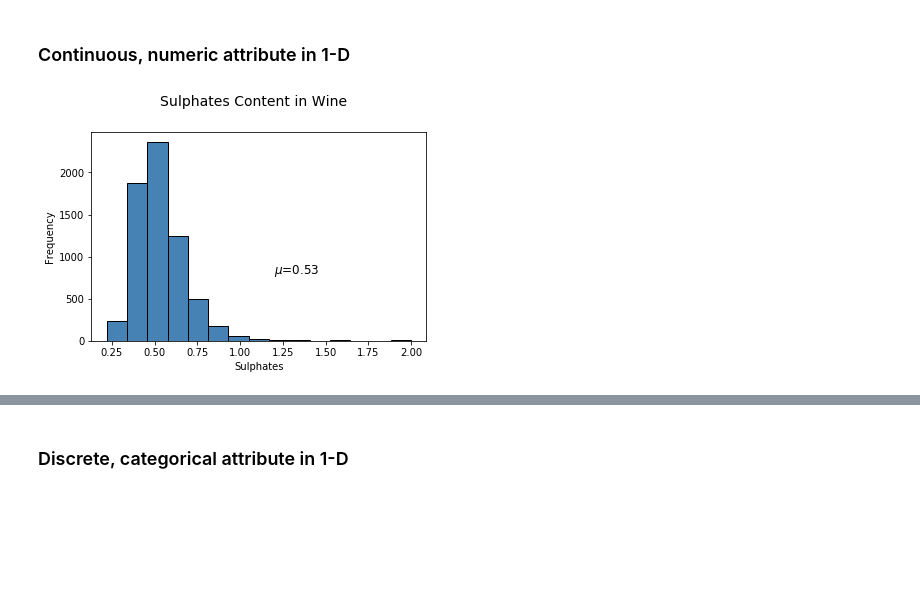
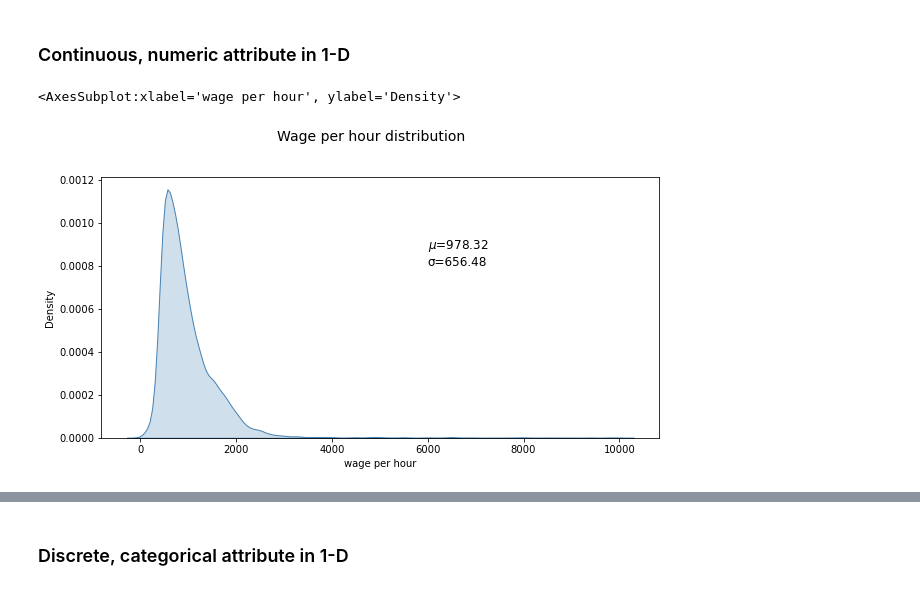
Before and after one commit to se21m024/DataScience, a Jupyter notebook: Exercise 1/se21m024_Stummer_ex1_Data_Visualization_Big.ipynb, the cells around one changed output, grey strips where cells are left out. Cells and saved outputs as stored; diff of their text form; code cells hidden in the pictures; blank space fills up the shorter version.

Commit message:
worked on big data set

```diff
--- a/Exercise 1/se21m024_Stummer_ex1_Data_Visualization_Big.ipynb
+++ b/Exercise 1/se21m024_Stummer_ex1_Data_Visualization_Big.ipynb
@@ -24,10 +26,9 @@ columns = ['age', 'class of worker', 'detailed industry recode', 'detailed occup
 'country of birth father', 'country of birth mother', 'country of birth self', 'citizenship', 'own business or self employed',
 'fill inc questionnaire for veterans admin', 'veterans benefits', 'weeks worked in year', 'year', '???']
 
-raw_data = pd.read_csv('./Data Sets/Census-Income/census-income.data', sep=',')
+raw_data = pd.read_csv('./Data Sets/Census-Income/census-income.data', sep=',', names = columns)
 
 # re-shuffle records just to randomize data points
 raw_data = raw_data.sample(frac=1, random_state=42).reset_index(drop=True)
-
 raw_data.head()
 # %% [output]
@@ -104,16 +150,17 @@ plt.tight_layout(rect=(0, 0, 1.2, 1.2))
 # %% [markdown]
 ### Continuous, numeric attribute in 1-D
 # %%
-fig = plt.figure(figsize = (6,4))
-title = fig.suptitle("Sulphates Content in Wine", fontsize=14)
+attribute='wage per hour'
+
+fig = plt.figure(figsize = (10, 5))
+title = fig.suptitle("Wage per hour distribution", fontsize=14)
 fig.subplots_adjust(top=0.85, wspace=0.3)
 
-ax = fig.add_subplot(1,1, 1)
-ax.set_xlabel("Sulphates")
-ax.set_ylabel("Frequency")
-ax.text(1.2, 800, r'$\mu$='+str(round(wines['sulphates'].mean(),2)),
-         fontsize=12)
-freq, bins, patches = ax.hist(wines['sulphates'], color='steelblue', bins=15,
-                                    edgecolor='black', linewidth=1)
+ax1 = fig.add_subplot(1, 1, 1)
+ax1.set_xlabel(attribute)
+ax1.set_ylabel("Density")
+ax1.text(6000, 0.0008, r'$\mu$='+str(round(data[attribute].mean(),2)) + '\n\u03C3='+str(round(data[attribute].std(),2)), fontsize=12)
+sns.kdeplot(data[attribute], ax=ax1, shade=True, color='steelblue')
 # %% [output]
+<AxesSubplot:xlabel='wage per hour', ylabel='Density'>
-[figure, old version]
+[figure, new version]
```
Also changed, not shown: parts of 31 cells of this notebook, 1 other file.
